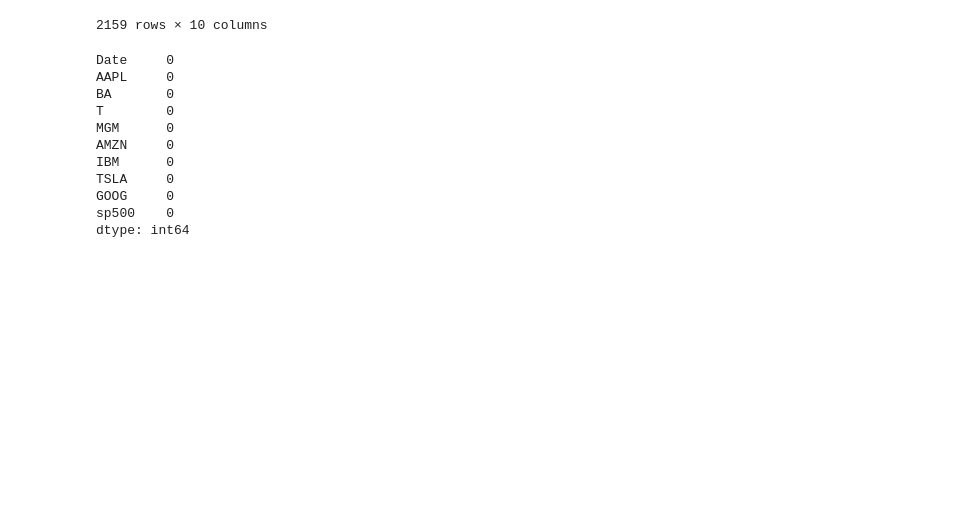
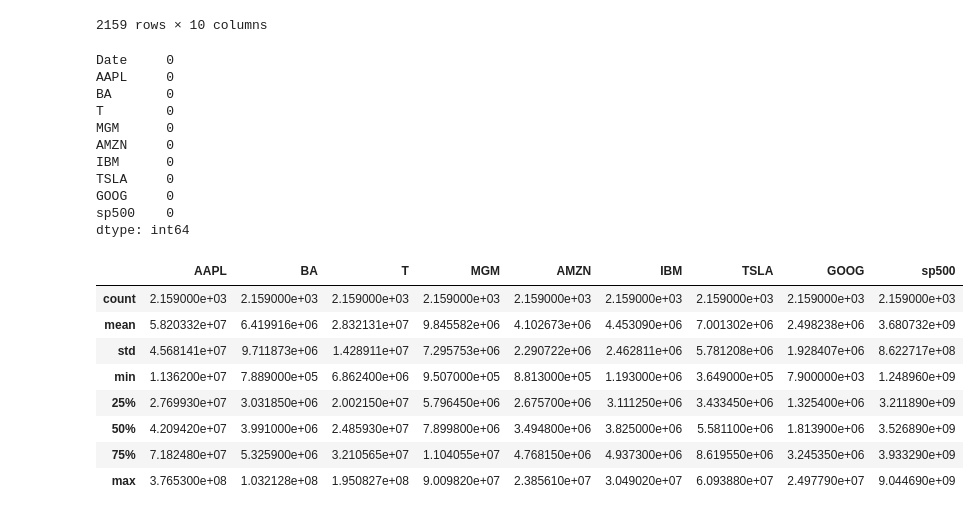
Before and after one commit to xanasa14/Finances, a Jupyter notebook: StocksPrediciton.ipynb, the cells around one changed output. Cells and saved outputs as stored; diff of their text form; code cells hidden in the pictures; blank space fills up the shorter version.

```diff
--- a/StocksPrediciton.ipynb
+++ b/StocksPrediciton.ipynb
@@ -91,3 +91,16 @@ TSLA     0
 GOOG     0
 sp500    0
 dtype: int64
+# %%
+#get stats of the stocks like average. std, max and min, etc
+stock_vol_df.describe()
+# %% [output]
+|  | AAPL | BA | T | MGM | AMZN | IBM | TSLA | GOOG | sp500 |
+| count | 2.159000e+03 | 2.159000e+03 | 2.159000e+03 | 2.159000e+03 | 2.159000e+03 | 2.159000e+03 | 2.159000e+03 | 2.159000e+03 | 2.159000e+03 |
+| mean | 5.820332e+07 | 6.419916e+06 | 2.832131e+07 | 9.845582e+06 | 4.102673e+06 | 4.453090e+06 | 7.001302e+06 | 2.498238e+06 | 3.680732e+09 |
+| std | 4.568141e+07 | 9.711873e+06 | 1.428911e+07 | 7.295753e+06 | 2.290722e+06 | 2.462811e+06 | 5.781208e+06 | 1.928407e+06 | 8.622717e+08 |
+| min | 1.136200e+07 | 7.889000e+05 | 6.862400e+06 | 9.507000e+05 | 8.813000e+05 | 1.193000e+06 | 3.649000e+05 | 7.900000e+03 | 1.248960e+09 |
+| 25% | 2.769930e+07 | 3.031850e+06 | 2.002150e+07 | 5.796450e+06 | 2.675700e+06 | 3.111250e+06 | 3.433450e+06 | 1.325400e+06 | 3.211890e+09 |
+| 50% | 4.209420e+07 | 3.991000e+06 | 2.485930e+07 | 7.899800e+06 | 3.494800e+06 | 3.825000e+06 | 5.581100e+06 | 1.813900e+06 | 3.526890e+09 |
+| 75% | 7.182480e+07 | 5.325900e+06 | 3.210565e+07 | 1.104055e+07 | 4.768150e+06 | 4.937300e+06 | 8.619550e+06 | 3.245350e+06 | 3.933290e+09 |
+| max | 3.765300e+08 | 1.032128e+08 | 1.950827e+08 | 9.009820e+07 | 2.385610e+07 | 3.049020e+07 | 6.093880e+07 | 2.497790e+07 | 9.044690e+09 |
```
Also changed, not shown: parts of 27 cells of this notebook.
